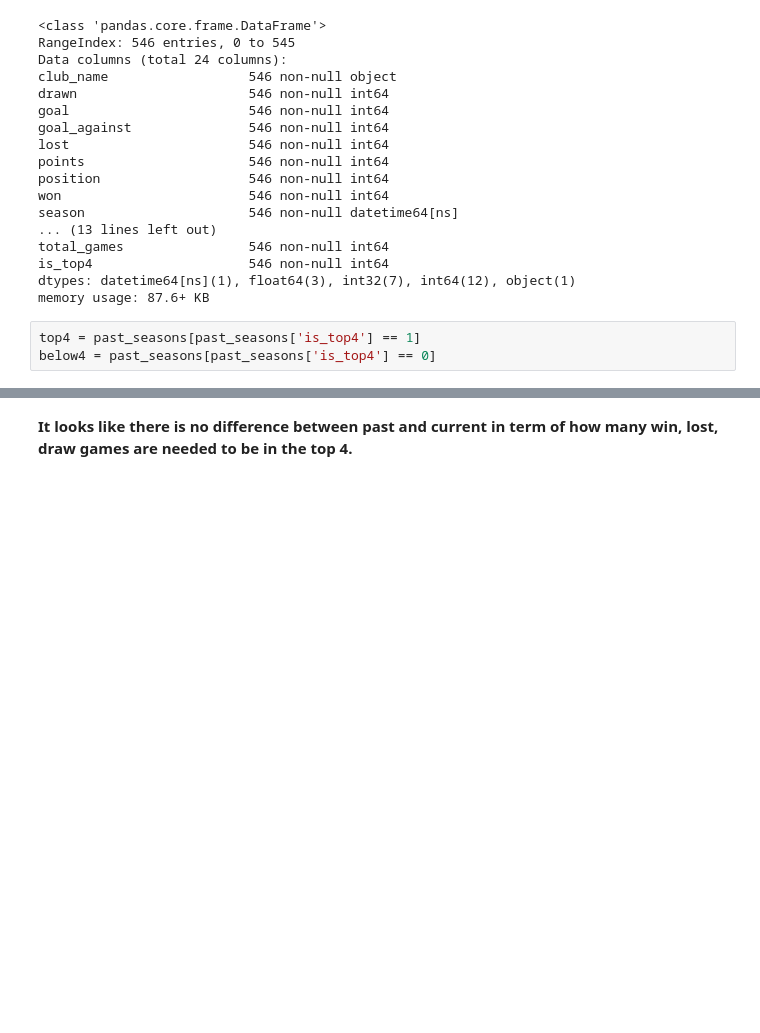
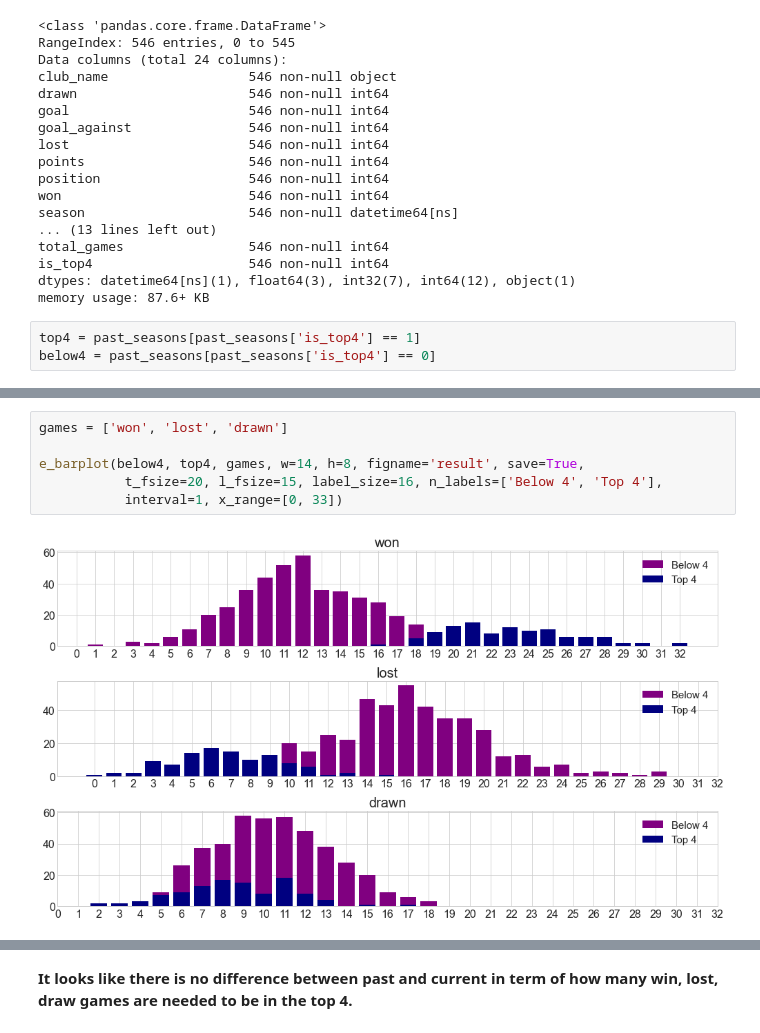
Before and after one commit to hyunilyoo/epl-prediction, a Jupyter notebook: Top4_Prediction.ipynb, the cells around one changed output, grey strips where cells are left out. Cells and saved outputs as stored; diff of their text form; blank space fills up the shorter version.

```diff
--- a/Top4_Prediction.ipynb
+++ b/Top4_Prediction.ipynb
@@ -234,0 +351,8 @@ for i in range(len(games)):
+# %%
+games = ['won', 'lost', 'drawn']
+
+e_barplot(below4, top4, games, w=14, h=8, figname='result', save=True,
+           t_fsize=20, l_fsize=15, label_size=16, n_labels=['Below 4', 'Top 4'],
+           interval=1, x_range=[0, 33])
+# %% [output]
+[figure, added]
```
Also changed, not shown: parts of 17 cells of this notebook, 9 other files.
